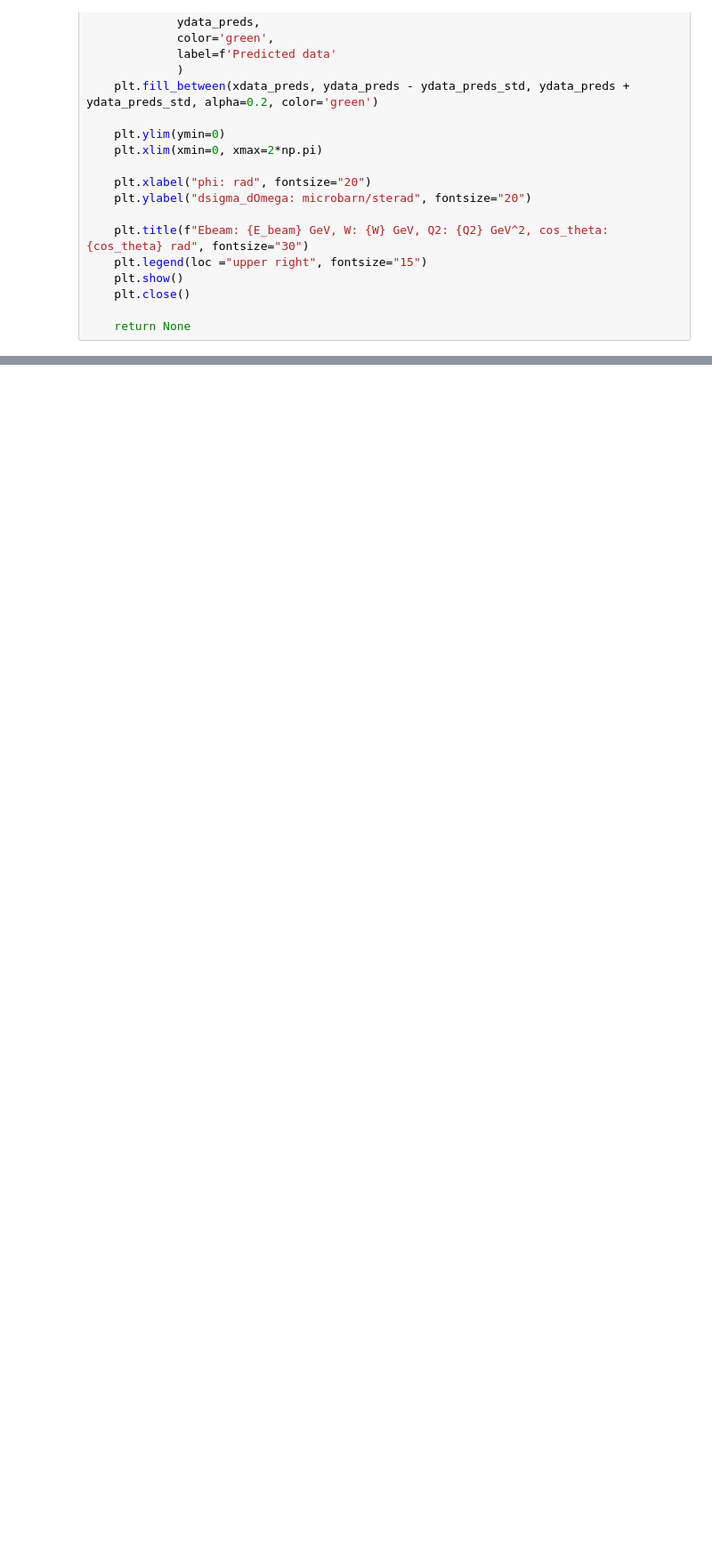
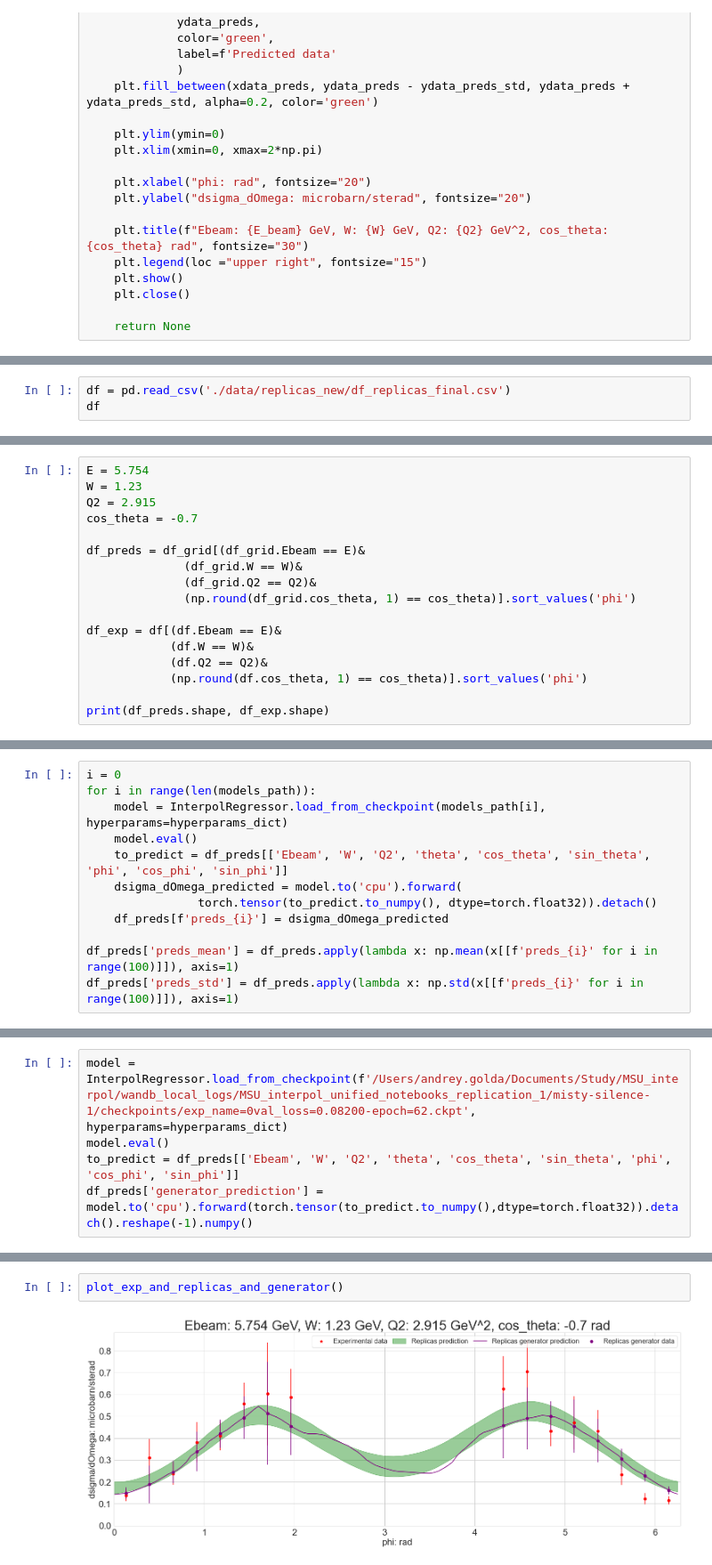
Before and after one commit to a-golda/MSU_interpol, a Jupyter notebook: replicas_ds_and_checks_unified.ipynb, the cells around one changed output, grey strips where cells are left out. Shown at 89% size. Cells and saved outputs as stored; diff of their text form; blank space fills up the shorter version.

Commit message:
replicas vs replicas_generator vs real data

```diff
--- a/replicas_ds_and_checks_unified.ipynb
+++ b/replicas_ds_and_checks_unified.ipynb
@@ -1288,0 +1419,3 @@ df_preds.to_csv('./data/replicas_1_random_data/df_preds_repl.csv')
+# %%
+df = pd.read_csv('./data/replicas_new/df_replicas_final.csv')
+df
@@ -1288,0 +1488,17 @@ df_preds.to_csv('./data/replicas_1_random_data/df_preds_repl.csv')
+# %%
+E = 5.754
+W = 1.23
+Q2 = 2.915
+cos_theta = -0.7
+
+df_preds = df_grid[(df_grid.Ebeam == E)&
+              (df_grid.W == W)&
+              (df_grid.Q2 == Q2)&
+              (np.round(df_grid.cos_theta, 1) == cos_theta)].sort_values('phi')
+
+df_exp = df[(df.Ebeam == E)&
+            (df.W == W)&
+            (df.Q2 == Q2)&
+            (np.round(df.cos_theta, 1) == cos_theta)].sort_values('phi')
+
+print(df_preds.shape, df_exp.shape)
@@ -1288,0 +1507,12 @@ df_preds.to_csv('./data/replicas_1_random_data/df_preds_repl.csv')
+# %%
+i = 0
+for i in range(len(models_path)):
+    model = InterpolRegressor.load_from_checkpoint(models_path[i], hyperparams=hyperparams_dict)
+    model.eval()
+    to_predict = df_preds[['Ebeam', 'W', 'Q2', 'theta', 'cos_theta', 'sin_theta', 'phi', 'cos_phi', 'sin_phi']]
+    dsigma_dOmega_predicted = model.to('cpu').forward(
+                torch.tensor(to_predict.to_numpy(), dtype=torch.float32)).detach()
+    df_preds[f'preds_{i}'] = dsigma_dOmega_predicted
+
+df_preds['preds_mean'] = df_preds.apply(lambda x: np.mean(x[[f'preds_{i}' for i in range(100)]]), axis=1)
+df_preds['preds_std'] = df_preds.apply(lambda x: np.std(x[[f'preds_{i}' for i in range(100)]]), axis=1)
@@ -1288,0 +1548,5 @@ df_preds.to_csv('./data/replicas_1_random_data/df_preds_repl.csv')
+# %%
+model = InterpolRegressor.load_from_checkpoint(f'/Users/andrey.golda/Documents/Study/MSU_interpol/wandb_local_logs/MSU_interpol_unified_notebooks_replication_1/misty-silence-1/checkpoints/exp_name=0val_loss=0.08200-epoch=62.ckpt', hyperparams=hyperparams_dict)
+model.eval()
+to_predict = df_preds[['Ebeam', 'W', 'Q2', 'theta', 'cos_theta', 'sin_theta', 'phi', 'cos_phi', 'sin_phi']]
+df_preds['generator_prediction'] = model.to('cpu').forward(torch.tensor(to_predict.to_numpy(),dtype=torch.float32)).detach().reshape(-1).numpy()
@@ -1288,0 +1629,4 @@ df_preds.to_csv('./data/replicas_1_random_data/df_preds_repl.csv')
+# %%
+plot_exp_and_replicas_and_generator()
+# %% [output]
+[figure, added]
```
Also changed, not shown: parts of 19 cells of this notebook.
